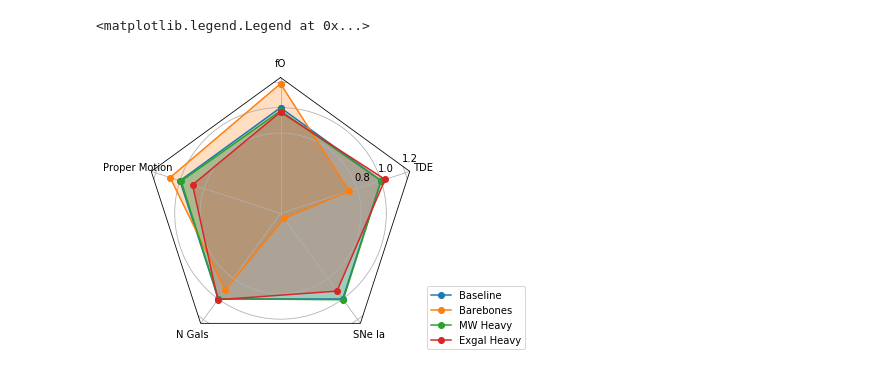
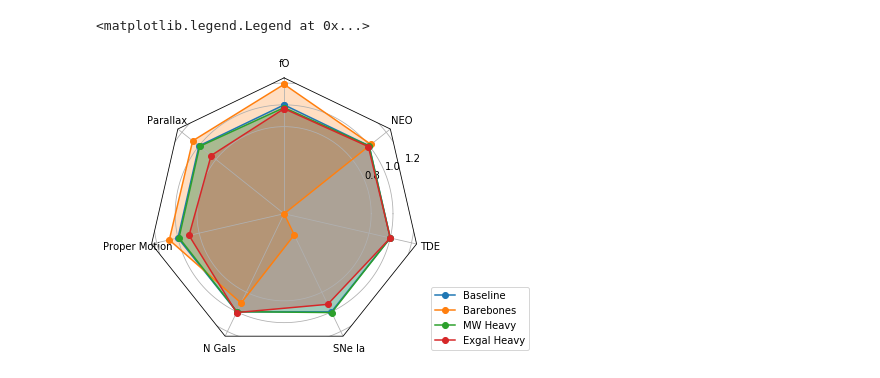
Before and after one commit to lsst-sims/sims_featureScheduler_runs1.5, a Jupyter notebook: beta_radar/beta_radar.ipynb, the cells around one changed output. Cells and saved outputs as stored; diff of their text form; code cells hidden in the pictures.

```diff
--- a/beta_radar/beta_radar.ipynb
+++ b/beta_radar/beta_radar.ipynb
@@ -181,0 +208,5 @@ Name: TDEsAsciiMetric  HealpixSlicer, dtype: float64
+# %%
+mdict_sub = {}
+for k in keys:
+    mdict_sub[k] = mdict[k]
+rc.addSummaryStats(mdict_sub)
@@ -182,7 +237,10 @@ Name: TDEsAsciiMetric  HealpixSlicer, dtype: float64
 # %%
-cols_dict= {'fO': 'fONv/benchmark MedianNvis fO All visits HealpixSlicer',
-          'Proper Motion': 'Median Proper Motion Error (WFD) Proper Motion Error @ 24.0 All visits HealpixSlicer',
-          'N Gals': 'N Galaxies (all) GalaxyCountsMetric_extended i HealpixSlicer',
-          'SNe Ia': 'SNIa_PrePeak  UserPointsSlicer',
-            'TDE': 'TDEsAsciiMetric  HealpixSlicer' # I think this isobservations of them
-          }
+# Or if there are just specific metrics that we would like to investigate ..
+cols_dict = {'fO': 'fONv/benchmark MedianNvis fO All visits HealpixSlicer',
+             'Parallax': 'Median Parallax Error (WFD) Parallax Error @ 24.0 All visits HealpixSlicer',
+            'Proper Motion': 'Median Proper Motion Error (WFD) Proper Motion Error @ 24.0 All visits HealpixSlicer',
+            'N Gals': 'N Galaxies (all) GalaxyCountsMetric_extended i HealpixSlicer',
+            'SNe Ia': 'SNIa_PrePeak  UserPointsSlicer',
+            'TDE': 'Median TDEsAsciiMetric  HealpixSlicer',
+            'NEO': 'CumulativeCompleteness NEO 3 pairs in 15 nights detection loss MoObjSlicer'
+           }
@@ -231,0 +247,5 @@ sub_df
+# %%
+# Pull out the exact summary stats we want and rename them to simpler column values
+subDF = rc.summaryStats[cols_dict.values()]
+subDF = subDF.rename(mapper=dict(map(reversed, cols_dict.items())), axis=1)
+subDF
@@ -231,0 +262,9 @@ sub_df
+# %%
+# Let's normalize everything and reverse proper motion & parallax error so bigger is better.
+# note you can normalize inside the runcomparison metric, but doing it explicitly here to reverse might be easier
+baseline = 'baseline_nexp1'
+for k in ['Parallax', 'Proper Motion']:
+    subDF[k] = 1 - (subDF[k] - subDF[k][baseline]) / subDF[k][baseline]
+for k in ['N Gals', 'SNe Ia', 'TDE', 'fO', 'NEO']:
+    subDF[k] = subDF[k] / subDF[k][baseline]
+subDF
@@ -235,26 +284,26 @@ theta = radar_factory(len(metric_names), frame='polygon')
 # %%
 fig, axes = plt.subplots(figsize=(5, 5), subplot_kw=dict(projection='radar'))
 axes.set_rgrids([0.8, 1.0, 1.2, 1.5])
 
-data = sub_df.loc['baseline_nexp1', :]
+data = subDF.loc[baseline, :]
 axes.plot(theta, data, 'o-', label='Baseline')
 axes.fill(theta, data, alpha=0.25, label='')
 
-data = sub_df.loc['barebones', :]
+data = subDF.loc['barebones', :]
 axes.plot(theta, data, 'o-', label='Barebones')
 axes.fill(theta, data, alpha=0.25, label='')
 
-data = sub_df.loc['mw_heavy', :]
+data = subDF.loc['mw_heavy', :]
 axes.plot(theta, data, 'o-', label='MW Heavy')
 axes.fill(theta, data, alpha=0.25, label='')
 
-data = sub_df.loc['rolling_exgal_mod2_dust_sdf_0.20', :]
+data = subDF.loc['rolling_exgal_mod2_dust_sdf_0.20', :]
 axes.plot(theta, data, 'o-', label='Exgal Heavy')
 axes.fill(theta, data, alpha=0.25, label='')
 
 
 axes.set_varlabels(metric_names)
 axes.legend(loc=(1.04,0))
 # %% [output]
 <matplotlib.legend.Legend at 0x...>
-[figure, old version]
+[figure, new version]
```
Also changed, not shown: parts of 19 cells of this notebook.
